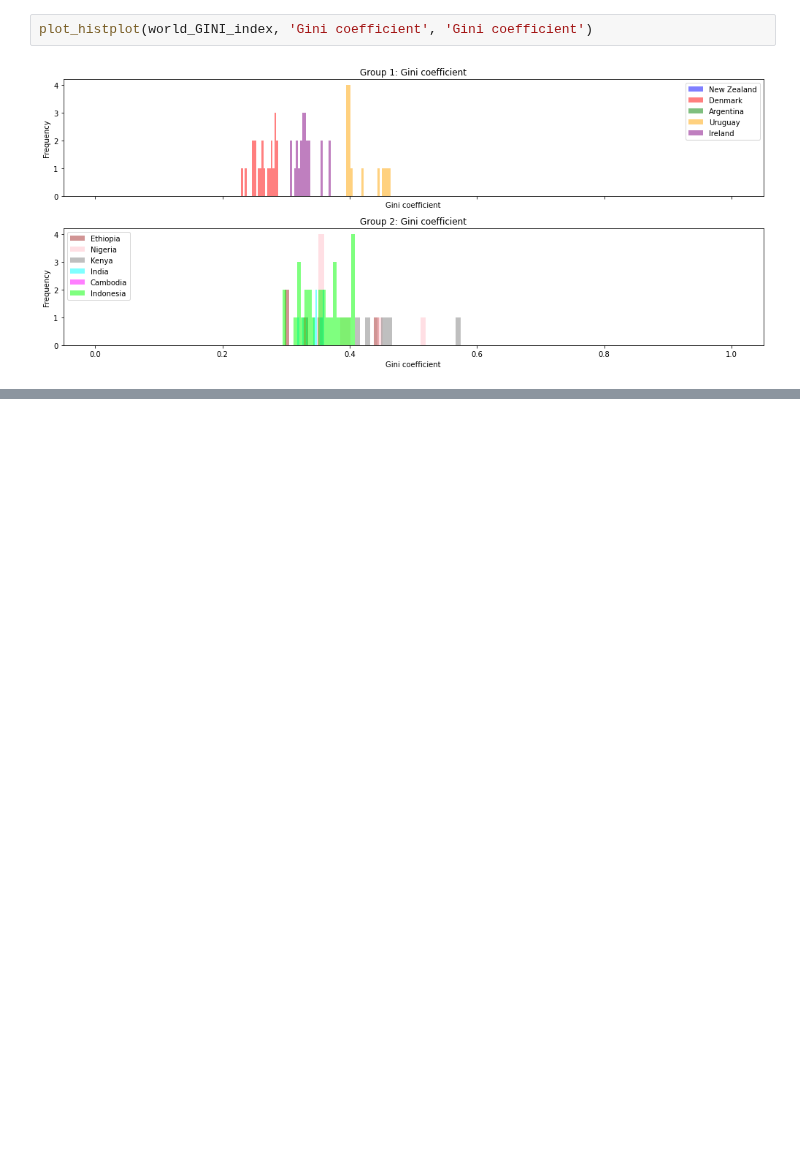
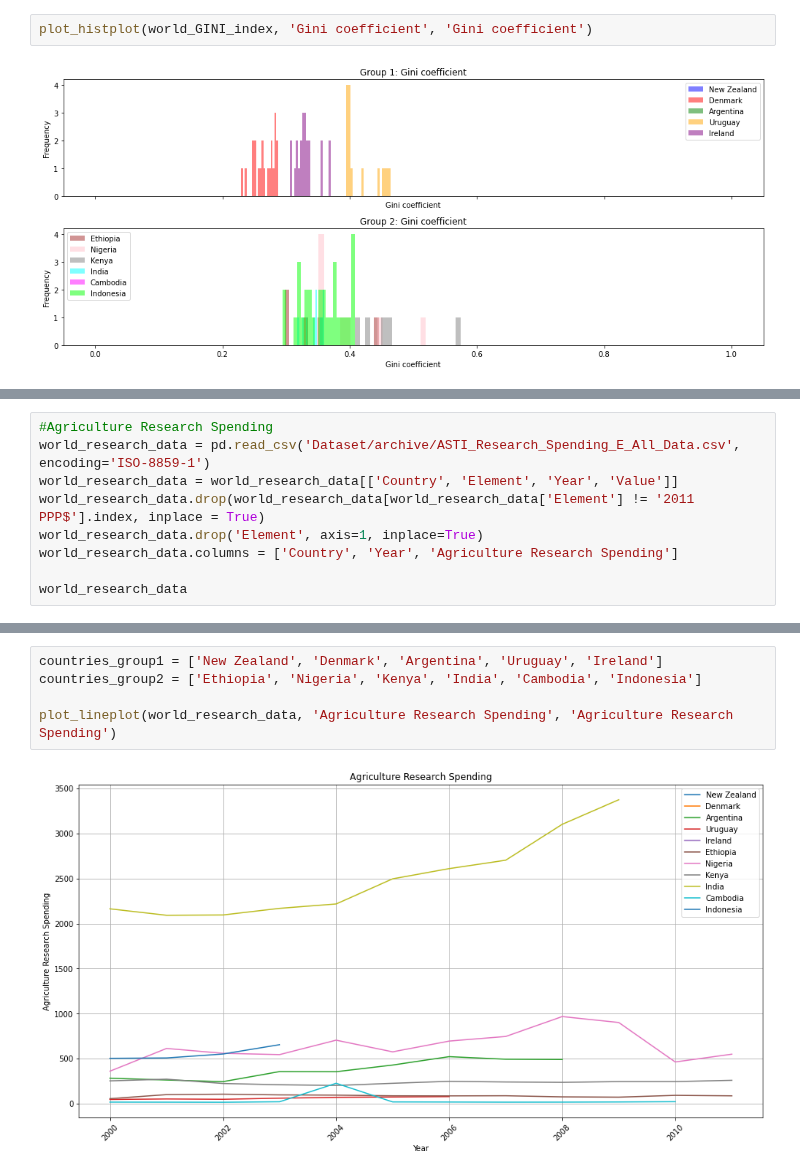
Before and after one commit to saumyasucharita/Agriculture-Data-Analysis, a Jupyter notebook: Exploratory Agriculture Data Analysis.ipynb, the cells around one changed output, grey strips where cells are left out. Cells and saved outputs as stored; diff of their text form; blank space fills up the shorter version.

```diff
--- a/Exploratory Agriculture Data Analysis.ipynb
+++ b/Exploratory Agriculture Data Analysis.ipynb
@@ -379,0 +472,9 @@ plot_histplot(world_GINI_index, 'Gini coefficient', 'Gini coefficient')
+# %%
+#Agriculture Research Spending
+world_research_data = pd.read_csv('Dataset/archive/ASTI_Research_Spending_E_All_Data.csv', encoding='ISO-8859-1')
+world_research_data = world_research_data[['Country', 'Element', 'Year', 'Value']]
+world_research_data.drop(world_research_data[world_research_data['Element'] != '2011 PPP$'].index, inplace = True)
+world_research_data.drop('Element', axis=1, inplace=True)
+world_research_data.columns = ['Country', 'Year', 'Agriculture Research Spending']
+
+world_research_data
@@ -379,0 +495,7 @@ plot_histplot(world_GINI_index, 'Gini coefficient', 'Gini coefficient')
+# %%
+countries_group1 = ['New Zealand', 'Denmark', 'Argentina', 'Uruguay', 'Ireland']
+countries_group2 = ['Ethiopia', 'Nigeria', 'Kenya', 'India', 'Cambodia', 'Indonesia']
+
+plot_lineplot(world_research_data, 'Agriculture Research Spending', 'Agriculture Research Spending')
+# %% [output]
+[figure, added]
```
Also changed, not shown: parts of 28 cells of this notebook.
